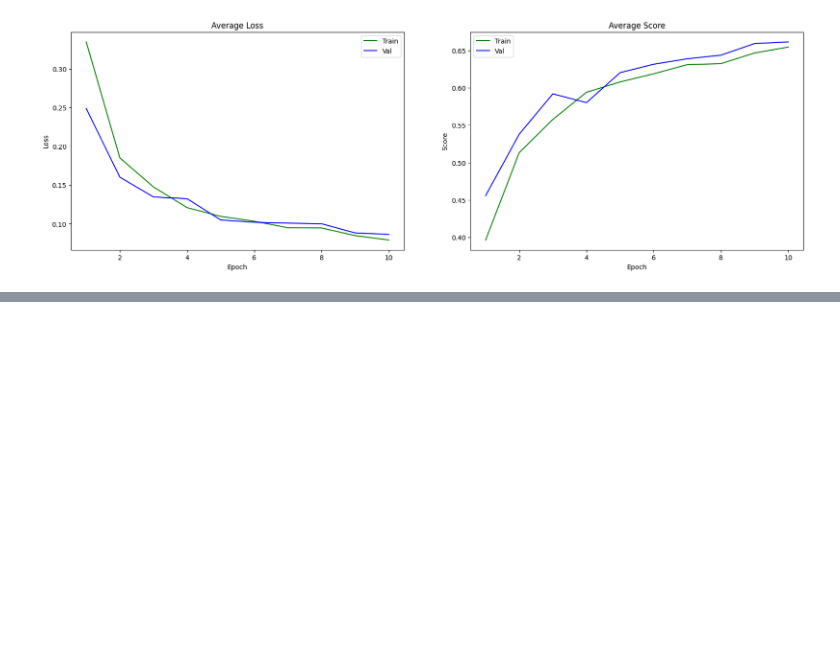
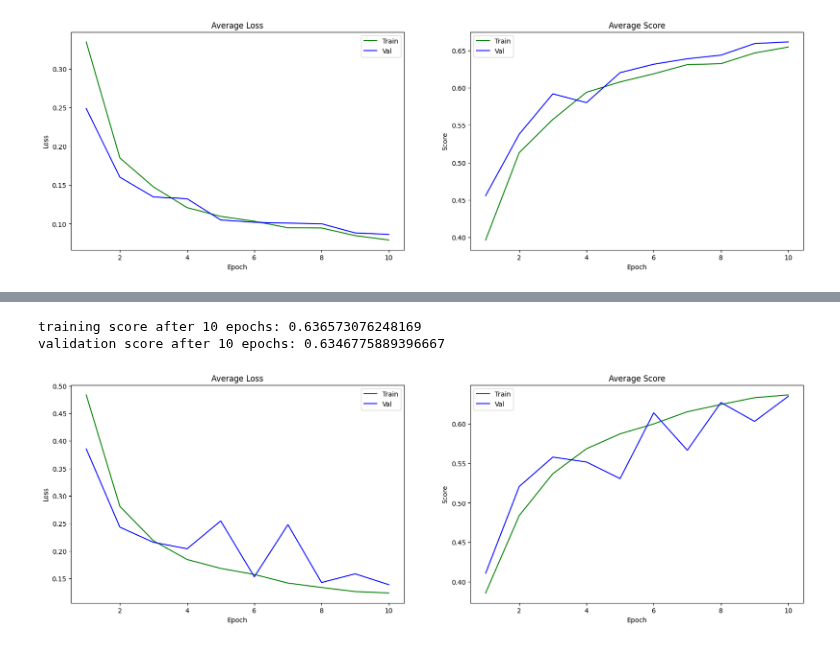
Before and after one commit to mrcmich/deep-seasonal-color-analysis-system, a Jupyter notebook: hyperparameter_tuning_FastSCNN.ipynb, the cells around one changed output, grey strips where cells are left out. Saved outputs shown, nothing was run; the diff lists cells and outputs as text; code cells hidden in the pictures; blank space fills up the shorter version.

Commit message:
changed schedulers' parameters, added all outputs.

```diff
--- a/hyperparameter_tuning_FastSCNN.ipynb
+++ b/hyperparameter_tuning_FastSCNN.ipynb
@@ -173,8 +222,8 @@ optimizers = [
 
 scheduler_candidates = [
     None,
-    torch.optim.lr_scheduler.LinearLR(optimizers[1]),
-    torch.optim.lr_scheduler.ExponentialLR(optimizers[2], gamma=0.1)]
+    torch.optim.lr_scheduler.LinearLR(optimizers[1], start_factor=0.05),
+    torch.optim.lr_scheduler.ExponentialLR(optimizers[2], gamma=0.05)]
 
 for i, scheduler in enumerate(scheduler_candidates):
     model = models[i]
@@ -186,0 +254,11 @@ for i, scheduler in enumerate(scheduler_candidates):
+# %%
+# no scheduler
+last_train_score = results[0]['average_train_score'][-1]
+last_val_score = results[0]['average_val_score'][-1]
+print(f'training score after {n_epochs} epochs: {last_train_score}')
+print(f'validation score after {n_epochs} epochs: {last_val_score}')
+training_and_testing.plot_training_results(results[0], plotsize=(20, 6))
+# %% [output]
+training score after 10 epochs: 0.636573076248169
+validation score after 10 epochs: 0.6346775889396667
+[figure, added]
```
Also changed, not shown: parts of 8 cells of this notebook.
